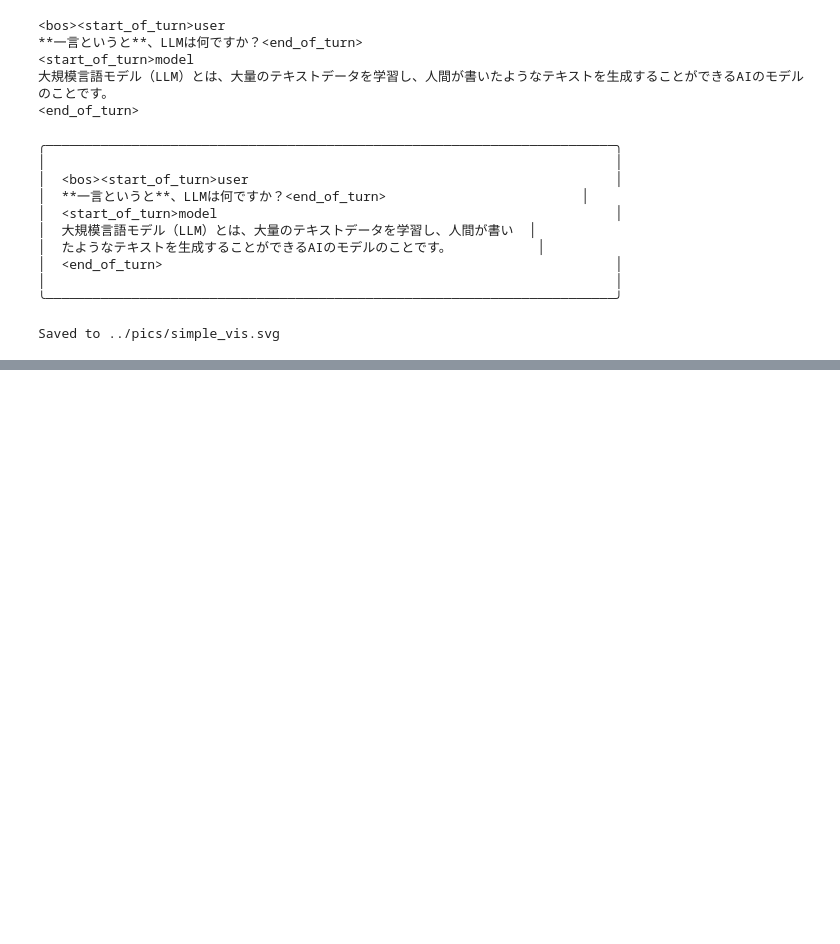
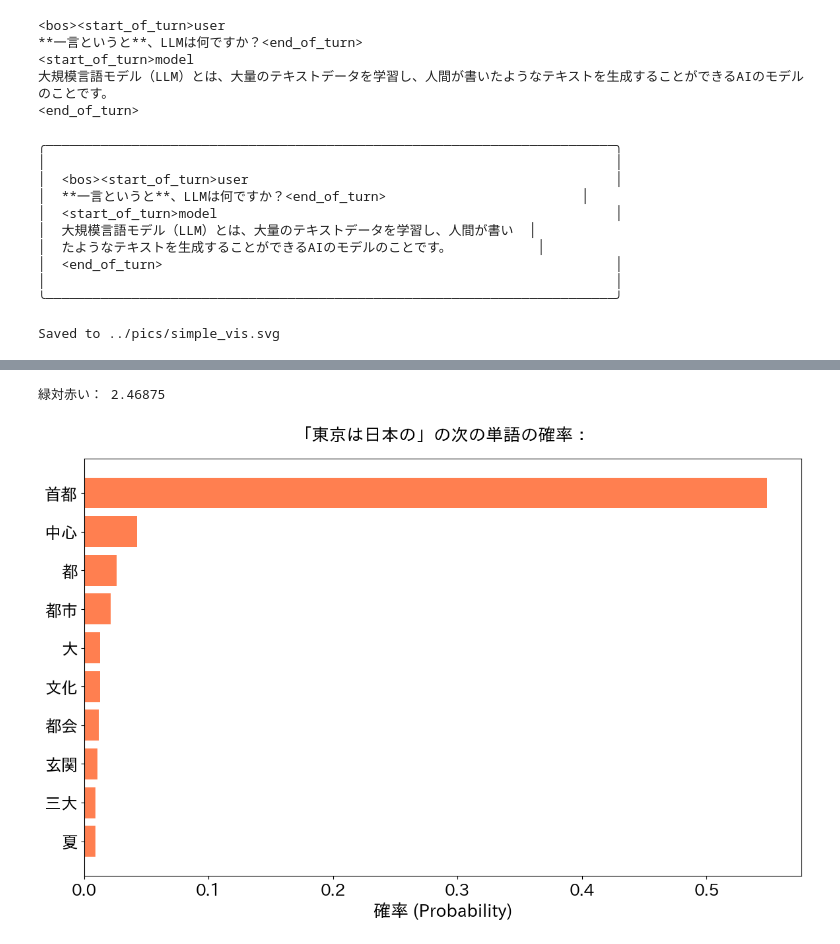
Before and after one commit to XHLin-gamer/Easy_LLM_Watermark, a Jupyter notebook: scripts/4.LLM_Watermark.ipynb, the cells around one changed output, grey strips where cells are left out. Cells and saved outputs as stored; diff of their text form; code cells hidden in the pictures; blank space fills up the shorter version.

```diff
--- a/scripts/4.LLM_Watermark.ipynb
+++ b/scripts/4.LLM_Watermark.ipynb
@@ -268,0 +379,6 @@ Saved to ../pics/simple_vis.svg
+# %%
+logits_processor_list = LogitsProcessorList([BetterProcessor(green_ids=green_ids, boost_value=3.14)])
+with torch.inference_mode():
+    outputs = model.generate(**inputs, max_new_tokens=128, temperature = 1., logits_processor=logits_processor_list)
+responses = tokenizer.batch_decode(outputs)
+print(responses[0])
@@ -268,0 +432,39 @@ Saved to ../pics/simple_vis.svg
+# %%
+# 新しいトークンしか計算しない
+# すなわち、ユーザーが入力した部分をスキップします
+new_token_start_at = inputs.input_ids.shape[-1]
+
+cnt = 0
+for token in outputs.tolist()[0][new_token_start_at:]:
+    if green_dict[token]: cnt += 1
+
+print("緑対赤い：",cnt/ (len(outputs[0])- cnt))
+# %% [output]
+緑対赤い： 2.46875
+# %%
+from transformers import AutoTokenizer, AutoModelForCausalLM
+from 有用なスクリプト import visualize_next_token_distribution
+import torch
+# 1. プロンプト
+prompt = "東京は日本の"
+# 使うモデルを　google/gemma-3-1b-pt　に指定
+ckpt = "google/gemma-3-1b-pt"
+tokenizer = AutoTokenizer.from_pretrained(ckpt)
+model = AutoModelForCausalLM.from_pretrained(ckpt)
+# 2. プロンプトをトークン化、ここのinput_idsは整数のリストです
+input_ids = tokenizer(prompt, return_tensors="pt").input_ids
+
+# 3. モデルに適用する
+with torch.no_grad():
+    outputs = model(input_ids)
+
+# 4. 最後の出力を抽出する
+next_token_logits = outputs.logits[0, -1, :]
+
+# 5. 確率を計算する
+next_token_probs = torch.softmax(next_token_logits, dim=-1)
+
+# 6. 図として、出力
+visualize_next_token_distribution(next_token_probs, tokenizer, top_k=10, prompt=prompt, file_name="entropy_10_low")
+# %% [output]
+[figure, added]
```
Also changed, not shown: parts of 25 cells of this notebook, 16 other files.
